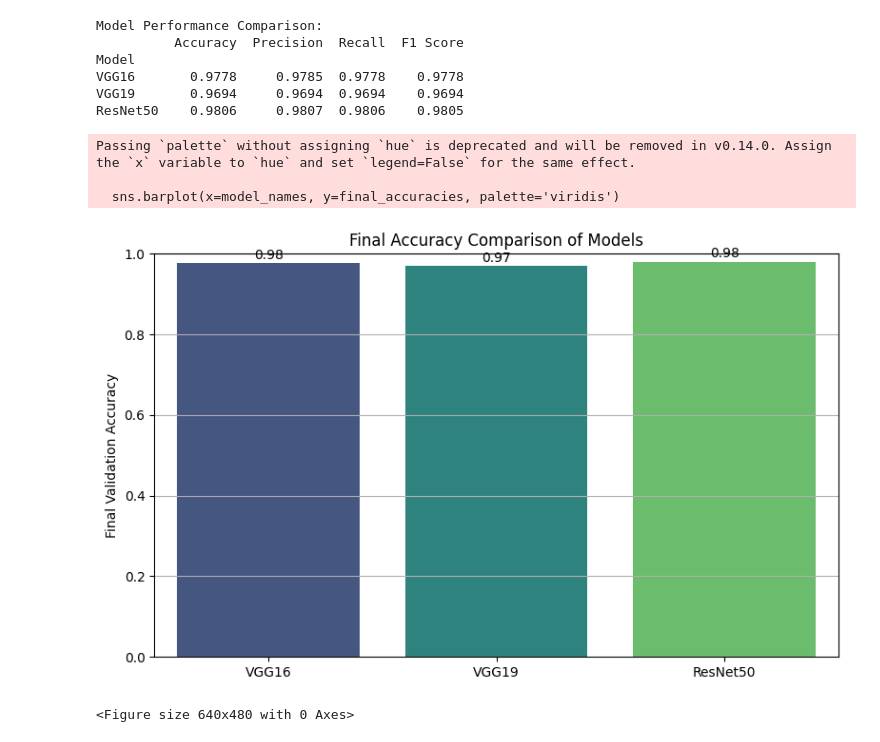
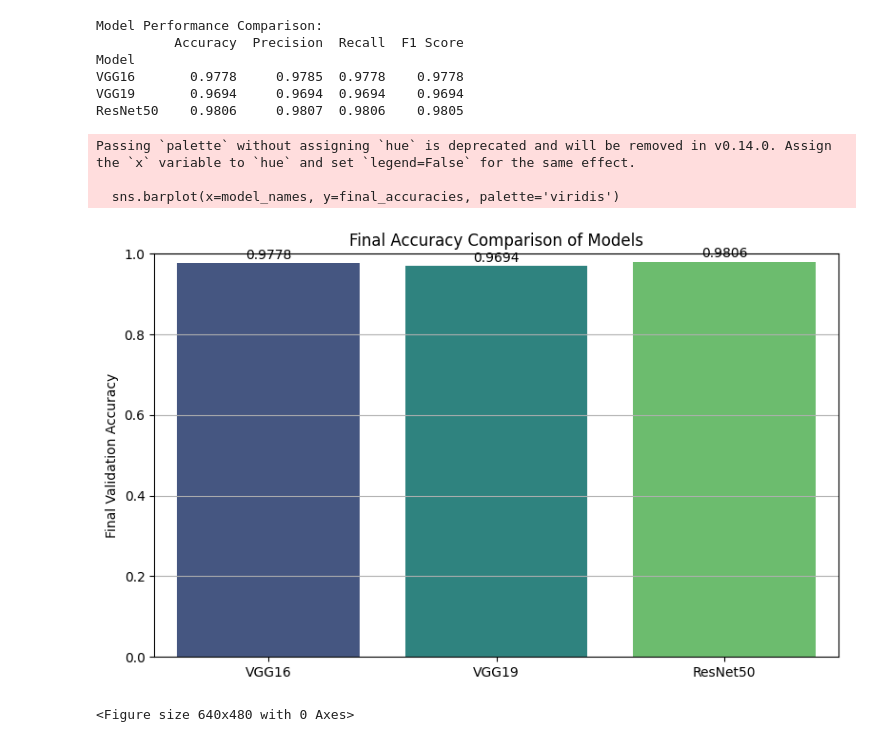
Before and after one commit to tasaufmim/lungCancer3modelsCompare, a Jupyter notebook: LungCancerVGG16ResNet50VGG19Rev.ipynb, the cells around one changed output. Drawn from its saved outputs; the diff is of its cells as text; code cells hidden in the pictures.

```diff
--- a/LungCancerVGG16ResNet50VGG19Rev.ipynb
+++ b/LungCancerVGG16ResNet50VGG19Rev.ipynb
@@ -958,26 +958,26 @@ ResNet50    0.9806     0.9807  0.9806    0.9805
 # %%
 # Final accuracy values
 final_accuracies = [
     vgg16_val_accuracies[-1],
     vgg19_val_accuracies[-1],
     rn_val_accuracies[-1]
 ]
 model_names = ['VGG16', 'VGG19', 'ResNet50']
 
 plt.figure(figsize=(8,5))
 sns.barplot(x=model_names, y=final_accuracies, palette='viridis')
 plt.ylabel("Final Validation Accuracy")
 plt.ylim(0, 1)
 plt.title("Final Accuracy Comparison of Models")
 for i, acc in enumerate(final_accuracies):
-    plt.text(i, acc + 0.01, f"{acc:.2f}", ha='center')
+    plt.text(i, acc + 0.01, f"{acc:.4f}", ha='center')
 plt.grid(True, axis='y')
 plt.tight_layout()
 plt.show()
 plt.savefig('Final_Model_Accuracy_Comparison.png')
 # %% [output]
 Passing `palette` without assigning `hue` is deprecated and will be removed in v0.14.0. Assign the `x` variable to `hue` and set `legend=False` for the same effect.
 
   sns.barplot(x=model_names, y=final_accuracies, palette='viridis')
-[figure, old version]
+[figure, new version]
 <Figure size 640x480 with 0 Axes>
```
